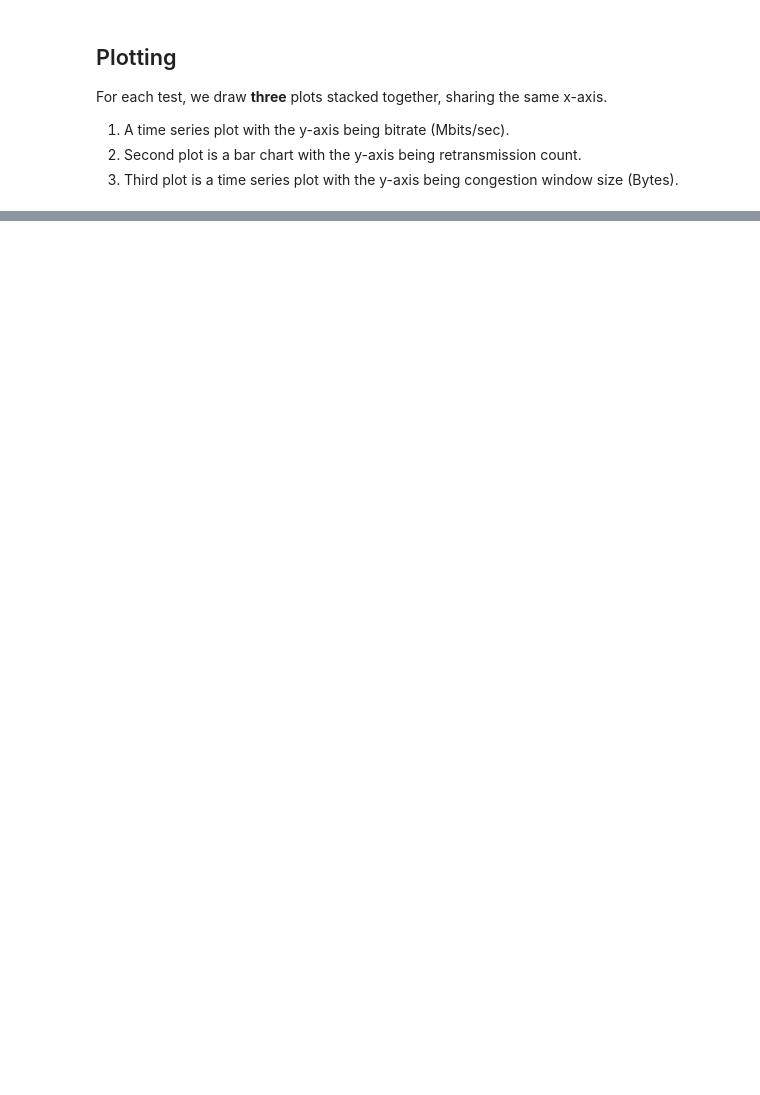
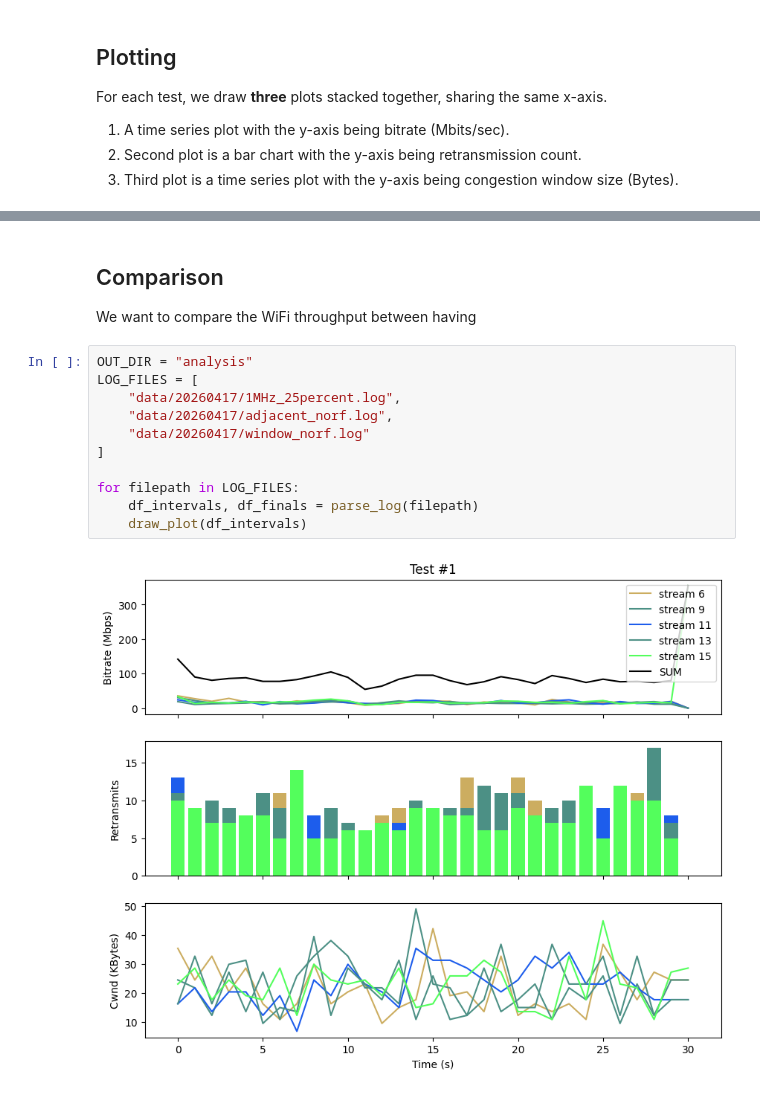
Before and after one commit to jehuddleston/en601616finalproject, a Jupyter notebook: main.ipynb, the cells around one changed output, grey strips where cells are left out. Saved outputs shown, nothing was run; the diff lists cells and outputs as text; blank space fills up the shorter version.

```diff
--- a/main.ipynb
+++ b/main.ipynb
@@ -204,0 +185,17 @@ for test_id in sorted(df["test_id"].unique()):
+# %% [markdown]
+## Comparison
+
+We want to compare the WiFi throughput between having
+# %%
+OUT_DIR = "analysis"
+LOG_FILES = [
+    "data/20260417/1MHz_25percent.log",
+    "data/20260417/adjacent_norf.log",
+    "data/20260417/window_norf.log"
+]
+
+for filepath in LOG_FILES:
+    df_intervals, df_finals = parse_log(filepath)
+    draw_plot(df_intervals)
+# %% [output]
+[figure, added]
```
Also changed, not shown: parts of 5 cells of this notebook.
